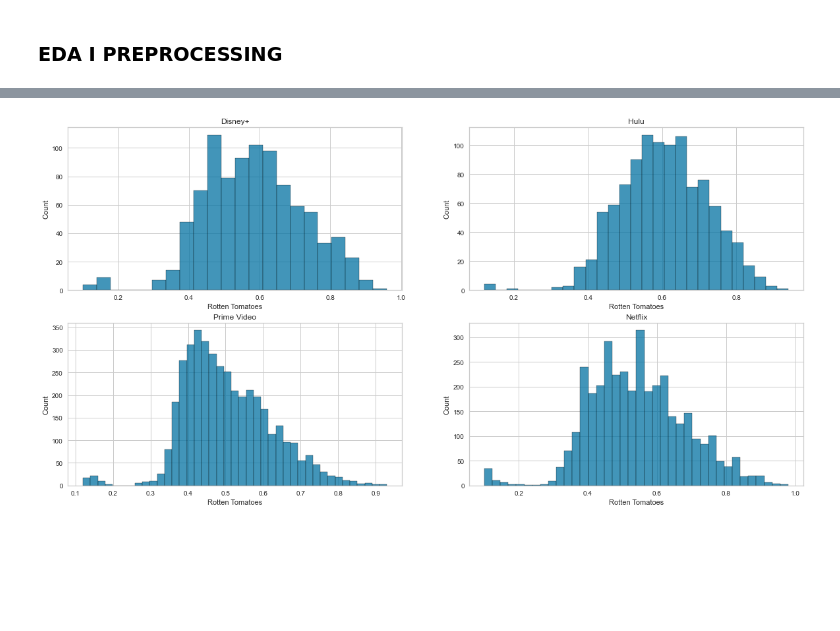
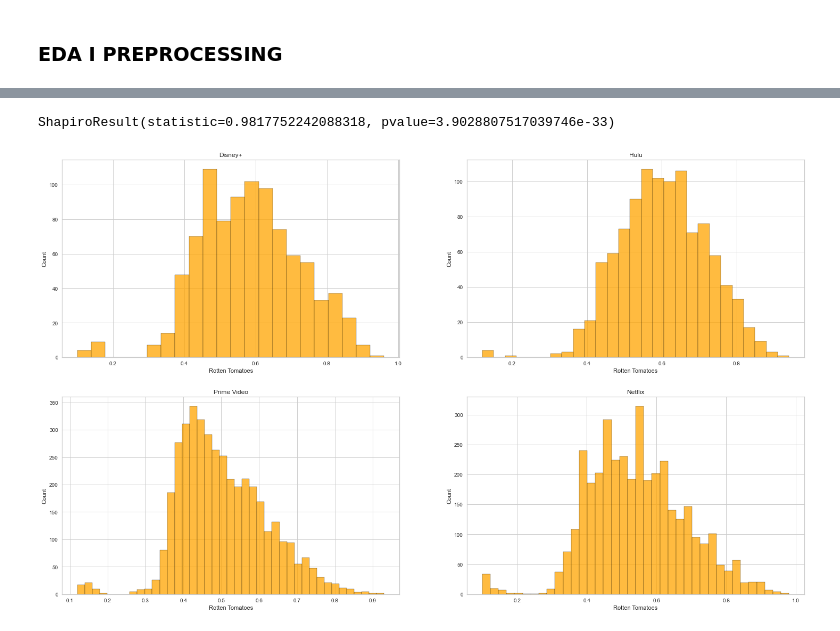
Before and after one commit to AlbaFernandezCor/MoviesOnStreamingPlatforms, a Jupyter notebook: Cas_Kaggle.ipynb, the cells around one changed output, grey strips where cells are left out. Cells and saved outputs as stored; diff of their text form; code cells hidden in the pictures; blank space fills up the shorter version.

```diff
--- a/Cas_Kaggle.ipynb
+++ b/Cas_Kaggle.ipynb
@@ -88,3 +94,11 @@ Valors únics:  [0]
 | 2 | David Attenborough: A Life on Our... | 2020 | 7+ | 95/100 | 1 | 0 | 0 | 0 |
 | 3 | Lagaan: Once Upon a Time in India | 2001 | 7+ | 94/100 | 1 | 0 | 0 | 0 |
 | 4 | Roma | 2018 | 18+ | 94/100 | 1 | 0 | 0 | 0 |
+# %%
+#Ara afegim una columna per mirar si les pelis tenen restricció d'edat o no
+dataset_df['Age_Restricted'] = np.where(dataset_df['Age'].isna(), 0, 1)
+
+#A més, per introduir el titol per la predicció del target, afegirem una columna amb la llargada del titol
+dataset_df['Title_Length'] = dataset_df['Title'].str.len()
+
+dataset_df.head()
@@ -127,10 +152,13 @@ dtype: float64
 #Tractem les dades tipus objecte
 dataset_df['Rotten Tomatoes'] = (dataset_df['Rotten Tomatoes'].str.split("/", n=1).str[0].astype("int"))/100
 
-#ARREGLAR LA COLUMNA DE LES EDATS!!!
-#dataset_df['Age'].replace({"18+": 18, "7+": 7, "13+": 13, "16+": 16}) #faltaria all i NaNs
+#Tractem la columna Age
+dataset_df['Age'].fillna(0, inplace=True) #omplim els nans amb 0
+edats = {"18+": 18, "7+": 7, "13+": 13, "16+": 16, "all": 0, 0:0}
+dataset_df['Age'] = [edats[item] for item in dataset_df['Age']]
+
 dataset_df.info()
-#dataset_df.head()
+dataset_df.head()
 # %% [output]
 <class 'pandas.core.frame.DataFrame'>
 Int64Index: 9508 entries, 0 to 9514
@@ -177,32 +316,29 @@ plt.show()
+# %%
+from scipy import stats
+x = dataset_df['Rotten Tomatoes']
+shapiro_test = stats.shapiro(x)
+shapiro_test
+
+#Es pot considerar una normal pq p-valor< 0.05
+# %% [output]
+ShapiroResult(statistic=0.9817752242088318, pvalue=3.9028807517039746e-33)
 # %%
-#Ara fem un gràfic de les puntuacions de les pelis segons la plataforma
-#Disney+
-dataset_Disney = dataset_df[dataset_df['Disney+'] ==1]
-punt_disney = dataset_Disney['Rotten Tomatoes']
-#Hulu
-dataset_Hulu = dataset_df[dataset_df['Hulu'] ==1]
-punt_hulu = dataset_Hulu['Rotten Tomatoes']
-#Prime Video
-dataset_Prime = dataset_df[dataset_df['Prime Video'] ==1]
-punt_prime = dataset_Prime['Rotten Tomatoes']
-#Netflix
-dataset_Netflix = dataset_df[dataset_df['Netflix'] ==1]
-punt_netflix = dataset_Netflix['Rotten Tomatoes']
+#Gràfic de les puntuacions de les pelis segons la plataforma
 
 #Fem els histogrames
-fig = plt.figure(figsize=(20,10))
+fig = plt.figure(figsize=(25,15))
 ax1 = fig.add_subplot(2, 2, 1)
 ax1.set_title('Disney+')
 ax2 = fig.add_subplot(2, 2, 2)
 ax2.set_title('Hulu')
 ax3 = fig.add_subplot(2, 2, 3)
 ax3.set_title('Prime Video')
 ax4 = fig.add_subplot(2, 2, 4)
 ax4.set_title('Netflix')
-sns.histplot(data=dataset_Disney, x='Rotten Tomatoes', ax=ax1)
-sns.histplot(data=dataset_Hulu, x='Rotten Tomatoes', ax=ax2)
-sns.histplot(data=dataset_Prime, x='Rotten Tomatoes', ax=ax3)
-sns.histplot(data=dataset_Netflix, x='Rotten Tomatoes', ax=ax4)
+sns.histplot(data=dataset_Disney, x='Rotten Tomatoes', color="orange", ax=ax1)
+sns.histplot(data=dataset_Hulu, x='Rotten Tomatoes', color="orange", ax=ax2)
+sns.histplot(data=dataset_Prime, x='Rotten Tomatoes', color="orange", ax=ax3)
+sns.histplot(data=dataset_Netflix, x='Rotten Tomatoes', color="orange", ax=ax4)
 plt.show()
 # %% [output]
-[figure, old version]
+[figure, new version]
```
Also changed, not shown: parts of 36 cells of this notebook.
